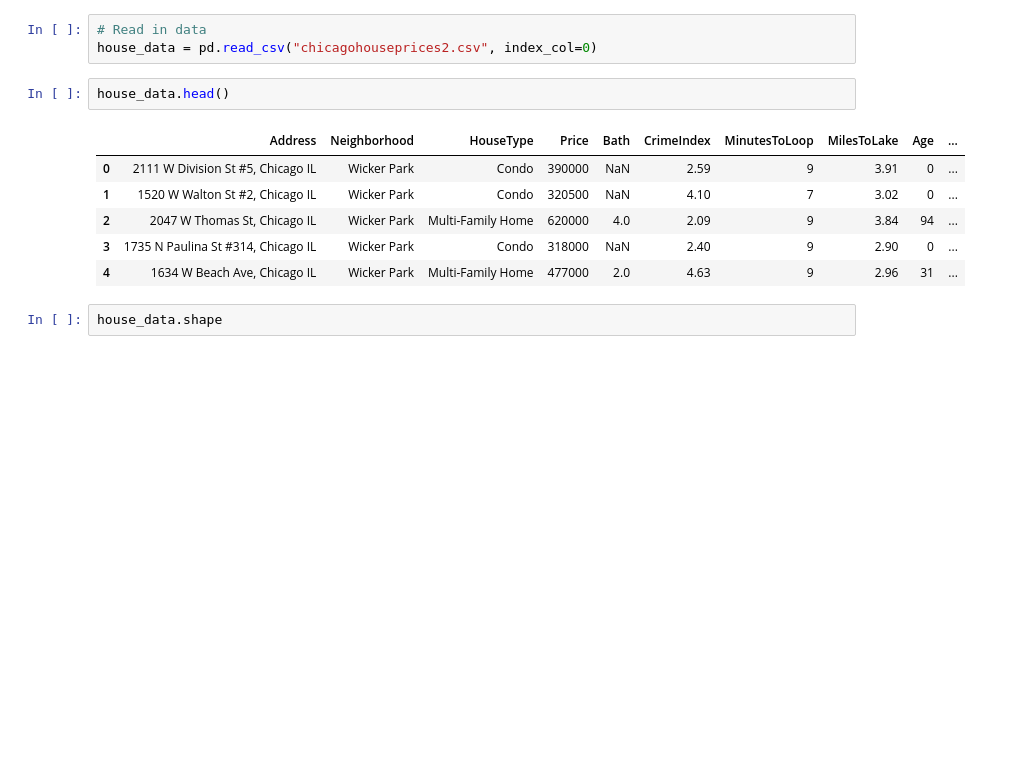
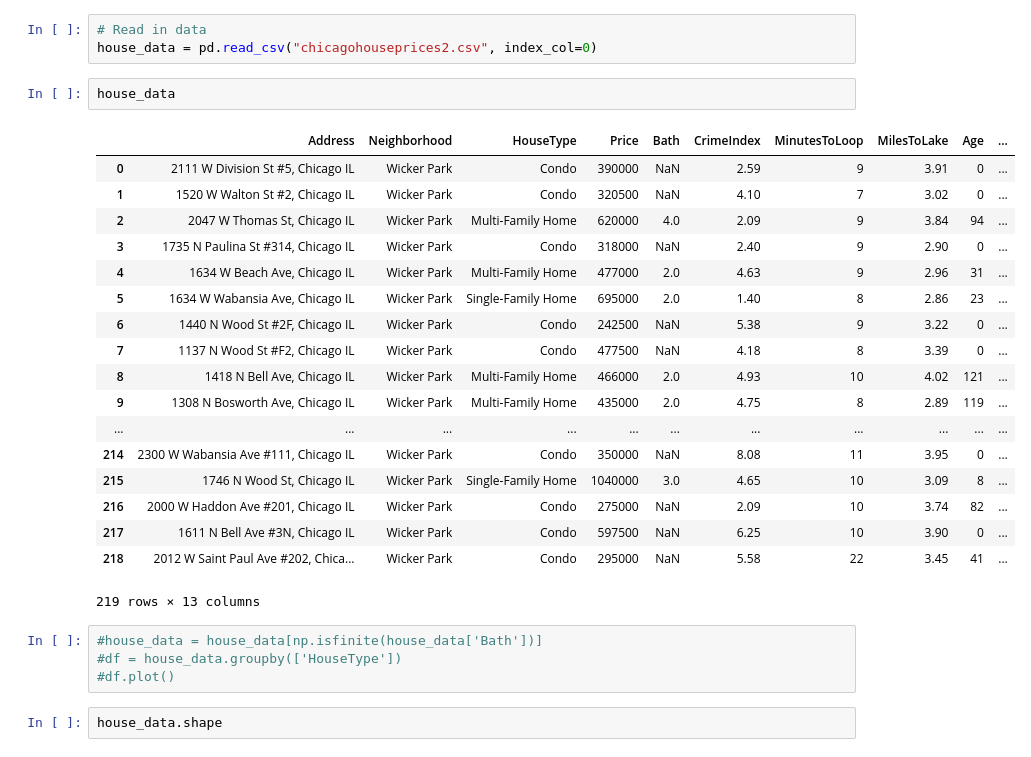
Before and after one commit to jonworkman88/dat11syd, a Jupyter notebook: students/jon/lessons/lesson-04/lab/lesson-04-lab-01_Regression.ipynb, the cells around one changed output. Cells and saved outputs as stored; diff of their text form; blank space fills up the shorter version.

```diff
--- a/students/jon/lessons/lesson-04/lab/lesson-04-lab-01_Regression.ipynb
+++ b/students/jon/lessons/lesson-04/lab/lesson-04-lab-01_Regression.ipynb
@@ -25,14 +26,30 @@ Here we are using a dataset of chicago house prices. The dataset is made up of h
 # Read in data
 house_data = pd.read_csv("chicagohouseprices2.csv", index_col=0)
 # %%
-house_data.head()
+house_data
 # %% [output]
 |  | Address | Neighborhood | HouseType | Price | Bath | CrimeIndex | MinutesToLoop | MilesToLake | Age | ... |
 | 0 | 2111 W Division St #5, Chicago IL | Wicker Park | Condo | 390000 | NaN | 2.59 | 9 | 3.91 | 0 | ... |
 | 1 | 1520 W Walton St #2, Chicago IL | Wicker Park | Condo | 320500 | NaN | 4.10 | 7 | 3.02 | 0 | ... |
 | 2 | 2047 W Thomas St, Chicago IL | Wicker Park | Multi-Family Home | 620000 | 4.0 | 2.09 | 9 | 3.84 | 94 | ... |
 | 3 | 1735 N Paulina St #314, Chicago IL | Wicker Park | Condo | 318000 | NaN | 2.40 | 9 | 2.90 | 0 | ... |
 | 4 | 1634 W Beach Ave, Chicago IL | Wicker Park | Multi-Family Home | 477000 | 2.0 | 4.63 | 9 | 2.96 | 31 | ... |
+| 5 | 1634 W Wabansia Ave, Chicago IL | Wicker Park | Single-Family Home | 695000 | 2.0 | 1.40 | 8 | 2.86 | 23 | ... |
+| 6 | 1440 N Wood St #2F, Chicago IL | Wicker Park | Condo | 242500 | NaN | 5.38 | 9 | 3.22 | 0 | ... |
+| 7 | 1137 N Wood St #F2, Chicago IL | Wicker Park | Condo | 477500 | NaN | 4.18 | 8 | 3.39 | 0 | ... |
+| 8 | 1418 N Bell Ave, Chicago IL | Wicker Park | Multi-Family Home | 466000 | 2.0 | 4.93 | 10 | 4.02 | 121 | ... |
+| 9 | 1308 N Bosworth Ave, Chicago IL | Wicker Park | Multi-Family Home | 435000 | 2.0 | 4.75 | 8 | 2.89 | 119 | ... |
+| ... | ... | ... | ... | ... | ... | ... | ... | ... | ... | ... |
+| 214 | 2300 W Wabansia Ave #111, Chicago IL | Wicker Park | Condo | 350000 | NaN | 8.08 | 11 | 3.95 | 0 | ... |
+| 215 | 1746 N Wood St, Chicago IL | Wicker Park | Single-Family Home | 1040000 | 3.0 | 4.65 | 10 | 3.09 | 8 | ... |
+| 216 | 2000 W Haddon Ave #201, Chicago IL | Wicker Park | Condo | 275000 | NaN | 2.09 | 10 | 3.74 | 82 | ... |
+| 217 | 1611 N Bell Ave #3N, Chicago IL | Wicker Park | Condo | 597500 | NaN | 6.25 | 10 | 3.90 | 0 | ... |
+| 218 | 2012 W Saint Paul Ave #202, Chica... | Wicker Park | Condo | 295000 | NaN | 5.58 | 22 | 3.45 | 41 | ... |
+219 rows × 13 columns
+# %%
+#house_data = house_data[np.isfinite(house_data['Bath'])]
+#df = house_data.groupby(['HouseType'])
+#df.plot()
 # %%
 house_data.shape
 # %% [output]
```
Also changed, not shown: parts of 25 cells of this notebook, 15 other files.
